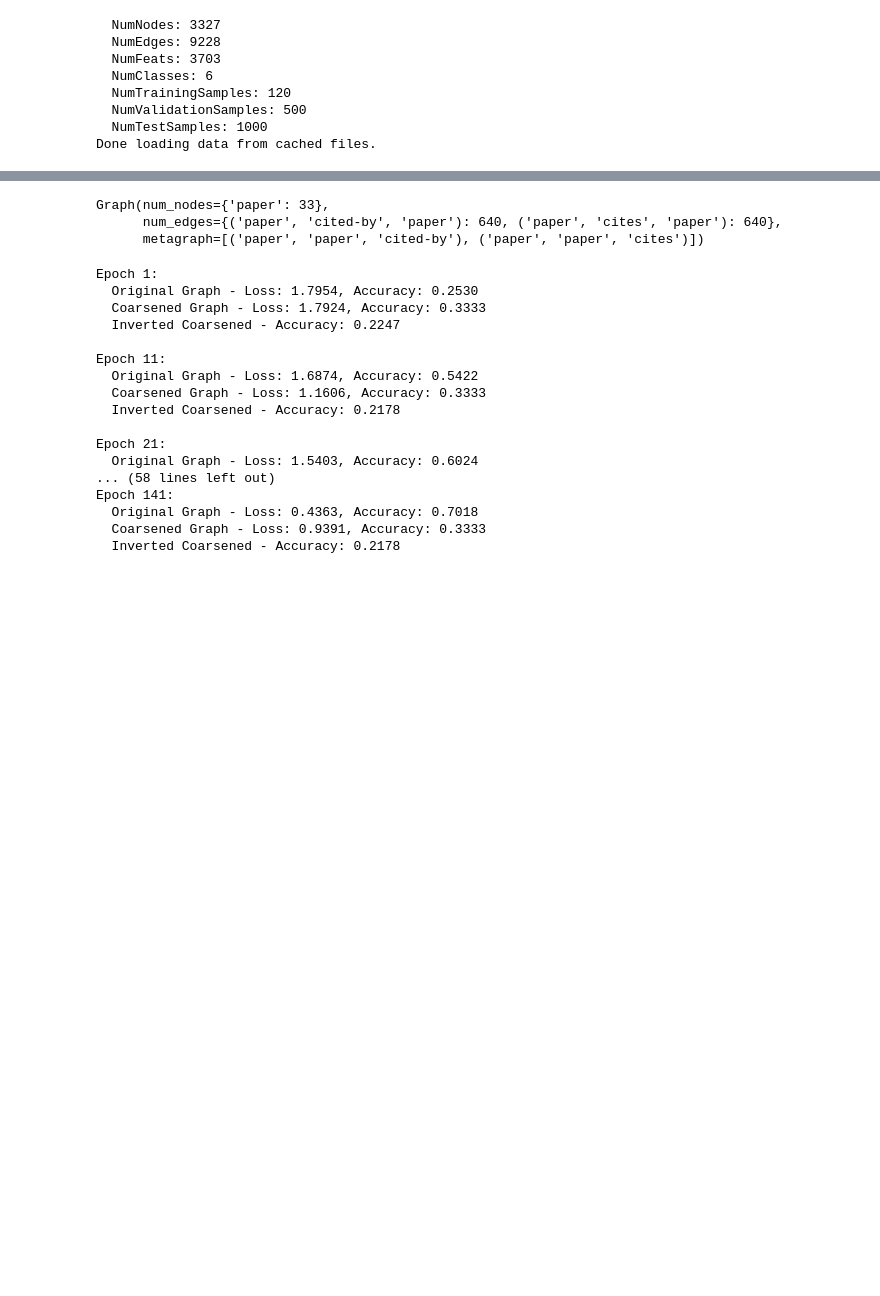
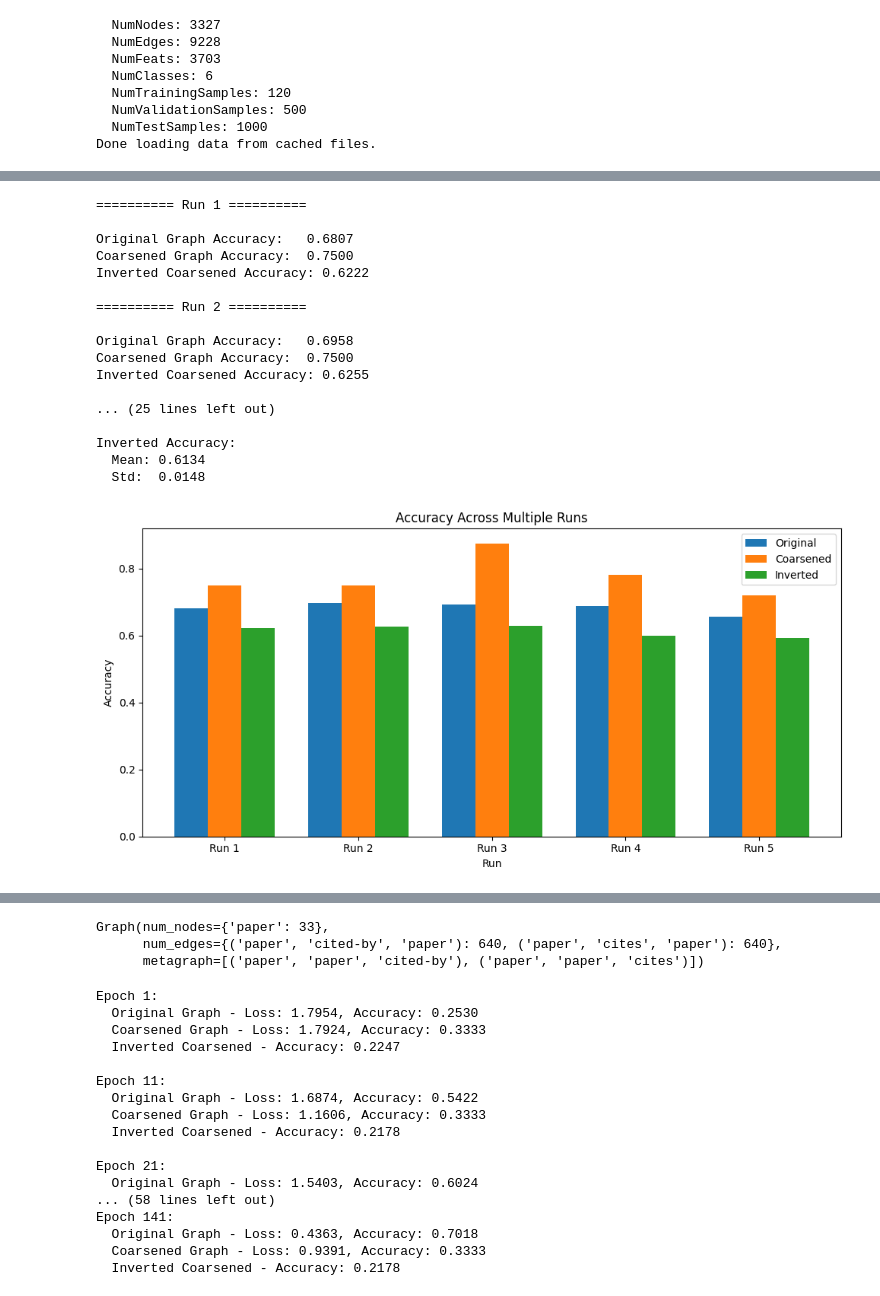
Before and after one commit to Robino-CK/convolution-matching, a Jupyter notebook: test_citeer_save.ipynb, the cells around one changed output, grey strips where cells are left out. Saved outputs shown, nothing was run; the diff lists cells and outputs as text; code cells hidden in the pictures; blank space fills up the shorter version.

```diff
--- a/test_citeer_save.ipynb
+++ b/test_citeer_save.ipynb
@@ -33,7 +18,0 @@ coarsener.r = 0.1
-# %%
-isNewMerges = True
-for i in range(100):
-    if not isNewMerges:
-        break
-    print("--------- step: " , i , "---------" )
-    isNewMerges = coarsener.iteration_step()
@@ -392,0 +199,17 @@ coarsener.r = 0.01
+# %%
+
+coarsener = HeteroCoarsener(None,original_graph, 0.1, num_nearest_per_etype=30, num_nearest_neighbors=30,pairs_per_level=10, is_neighboring_h= False) #
+coarsener.init_step()
+isNewMerges = True
+for i in range(1000):
+    if not isNewMerges:
+        break
+    print("--------- step: " , i , "---------" )
+    isNewMerges = coarsener.iteration_step()
+
+coarsend_graph = coarsener.get_coarsend_graph()
+coarsend_graph = coarsend_graph.cpu()
+mapping = coarsener.get_mapping("paper")
+labels = coarsener._get_labels(mapping, "paper")
+coarsend_graph.nodes["paper"].data["label"] = torch.tensor([labels[i] for i in range(len(labels))])
+print("ratio", coarsend_graph.num_nodes()/ original_graph.num_nodes() )
@@ -393 +242,31 @@ coarsener.r = 0.01
+# %%
+from Models.GNNs.HGCN import HeteroGCNCiteer
+run_multiple_experiments(
+    original_graph=original_graph,
+    coarsend_graph=coarsend_graph,
+    mapping=mapping,
+    get_splits_and_labels=get_splits_and_labels,
+    model_class=HeteroGCNCiteer,  # or ImprovedHeteroGNN if needed
+    num_runs=5,
+    epochs=150
+)
+# %% [output]
+========== Run 1 ==========
+
+Original Graph Accuracy:   0.6807
+Coarsened Graph Accuracy:  0.7500
+Inverted Coarsened Accuracy: 0.6222
+
+========== Run 2 ==========
+
+Original Graph Accuracy:   0.6958
+Coarsened Graph Accuracy:  0.7500
+Inverted Coarsened Accuracy: 0.6255
+
+... (25 lines left out)
+
+Inverted Accuracy:
+  Mean: 0.6134
+  Std:  0.0148
+[figure, added]
 # %%
```
Also changed, not shown: parts of 13 cells of this notebook, 2 other files.
